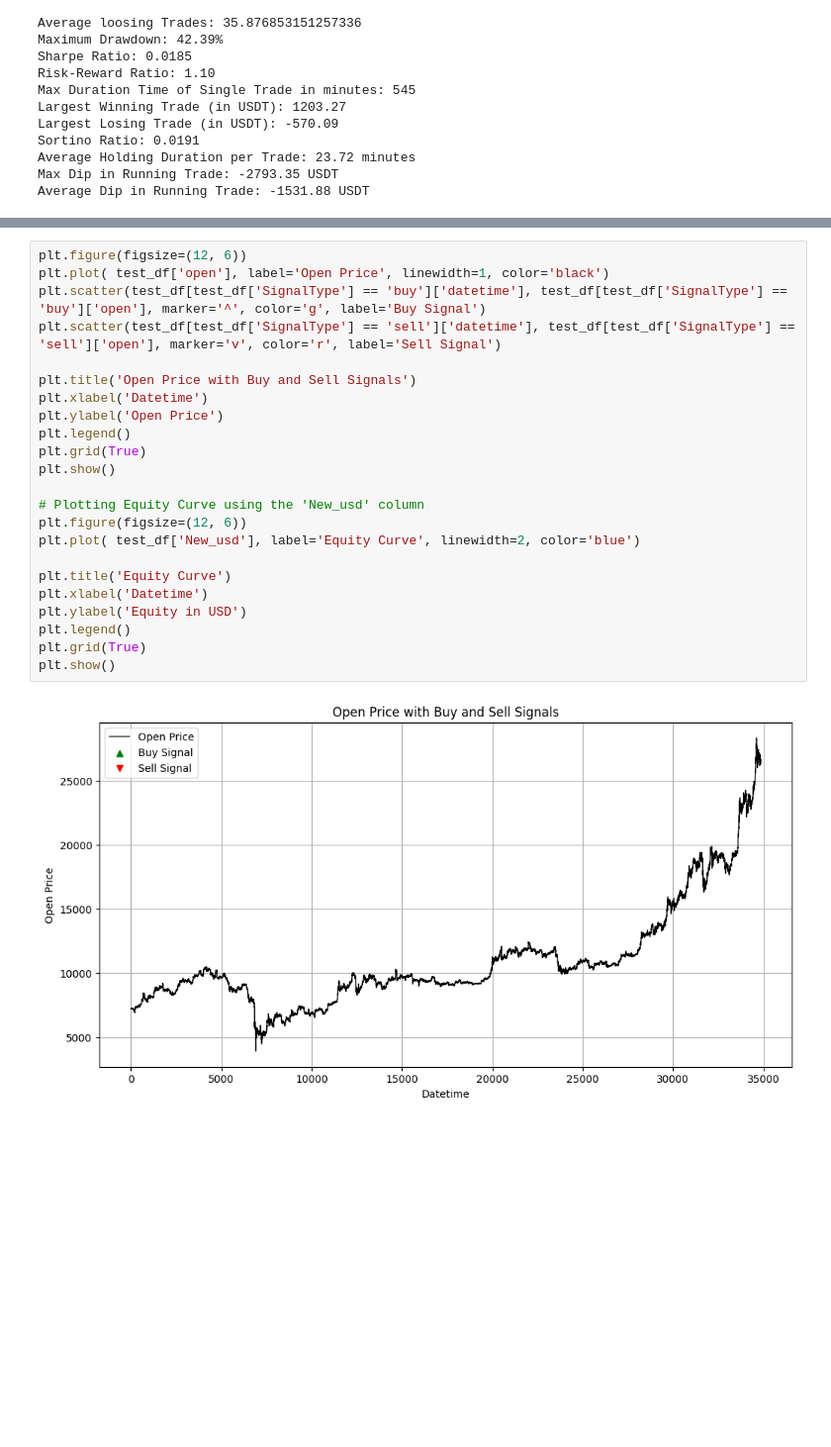
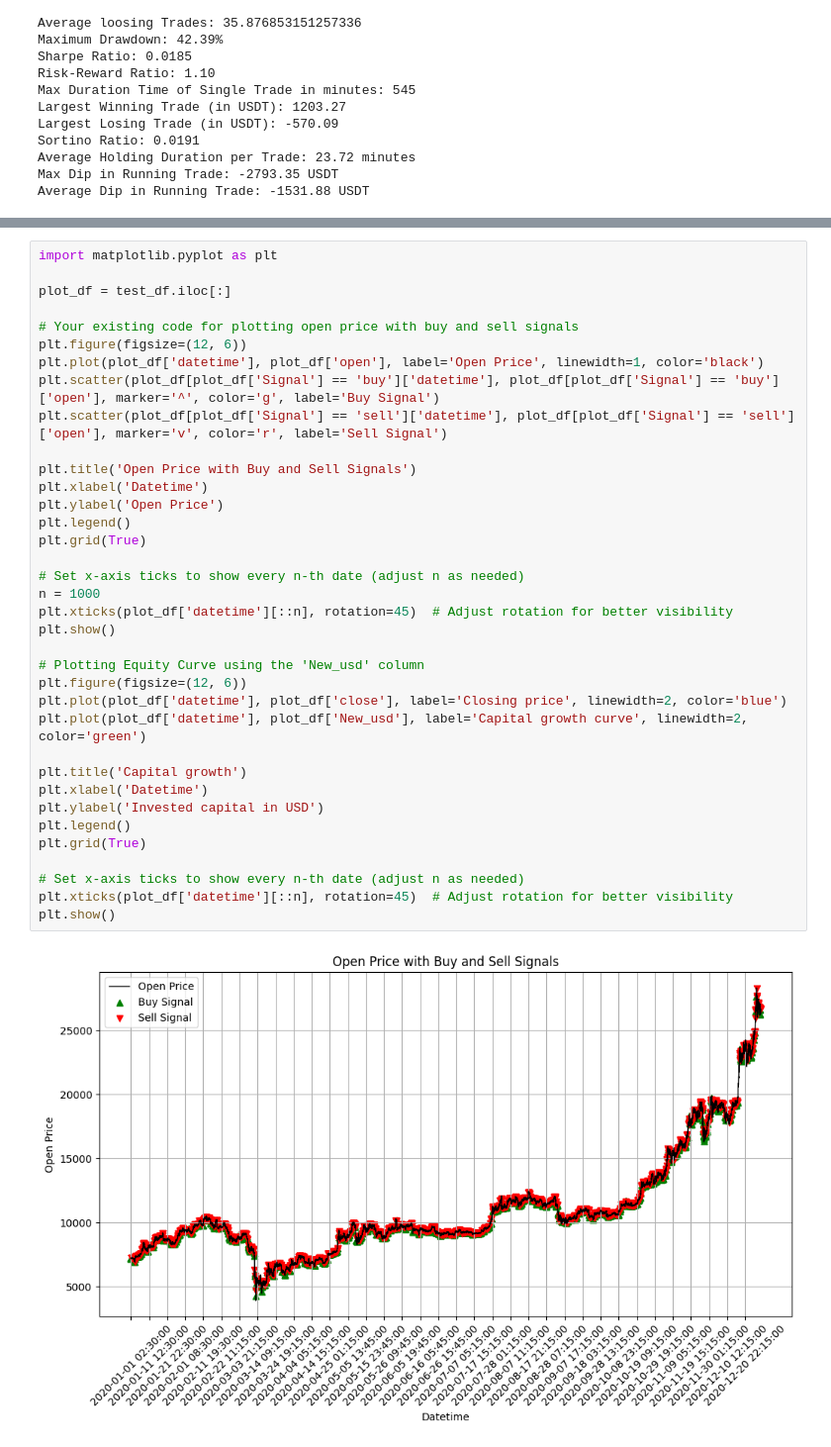
Before and after one commit to AI-ApeX-DeV/DTG, a Jupyter notebook: IIT.ipynb, the cells around one changed output, grey strips where cells are left out. Shown at 99% size. Saved outputs shown, nothing was run; the diff lists cells and outputs as text; blank space fills up the shorter version.

```diff
--- a/IIT.ipynb
+++ b/IIT.ipynb
@@ -877,25 +873,38 @@ test_df
 # %%
+import matplotlib.pyplot as plt
+
+plot_df = test_df.iloc[:]
+
+# Your existing code for plotting open price with buy and sell signals
 plt.figure(figsize=(12, 6))
-plt.plot( test_df['open'], label='Open Price', linewidth=1, color='black')
-plt.scatter(test_df[test_df['SignalType'] == 'buy']['datetime'], test_df[test_df['SignalType'] == 'buy']['open'], marker='^', color='g', label='Buy Signal')
-plt.scatter(test_df[test_df['SignalType'] == 'sell']['datetime'], test_df[test_df['SignalType'] == 'sell']['open'], marker='v', color='r', label='Sell Signal')
+plt.plot(plot_df['datetime'], plot_df['open'], label='Open Price', linewidth=1, color='black')
+plt.scatter(plot_df[plot_df['Signal'] == 'buy']['datetime'], plot_df[plot_df['Signal'] == 'buy']['open'], marker='^', color='g', label='Buy Signal')
+plt.scatter(plot_df[plot_df['Signal'] == 'sell']['datetime'], plot_df[plot_df['Signal'] == 'sell']['open'], marker='v', color='r', label='Sell Signal')
 
 plt.title('Open Price with Buy and Sell Signals')
 plt.xlabel('Datetime')
 plt.ylabel('Open Price')
 plt.legend()
 plt.grid(True)
+
+# Set x-axis ticks to show every n-th date (adjust n as needed)
+n = 1000
+plt.xticks(plot_df['datetime'][::n], rotation=45)  # Adjust rotation for better visibility
 plt.show()
 
 # Plotting Equity Curve using the 'New_usd' column
 plt.figure(figsize=(12, 6))
-plt.plot( test_df['New_usd'], label='Equity Curve', linewidth=2, color='blue')
+plt.plot(plot_df['datetime'], plot_df['close'], label='Closing price', linewidth=2, color='blue')
+plt.plot(plot_df['datetime'], plot_df['New_usd'], label='Capital growth curve', linewidth=2, color='green')
 
-plt.title('Equity Curve')
+plt.title('Capital growth')
 plt.xlabel('Datetime')
-plt.ylabel('Equity in USD')
+plt.ylabel('Invested capital in USD')
 plt.legend()
 plt.grid(True)
+
+# Set x-axis ticks to show every n-th date (adjust n as needed)
+plt.xticks(plot_df['datetime'][::n], rotation=45)  # Adjust rotation for better visibility
 plt.show()
 # %% [output]
-[figure, old version]
+[figure, new version]
```
Also changed, not shown: parts of 3 cells of this notebook, 3 other files.
